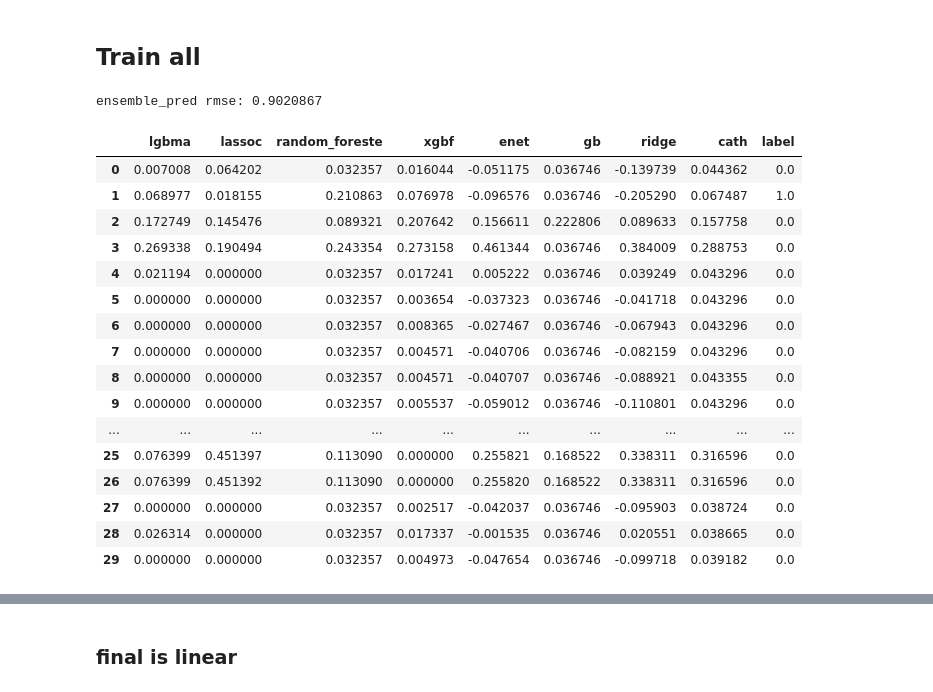
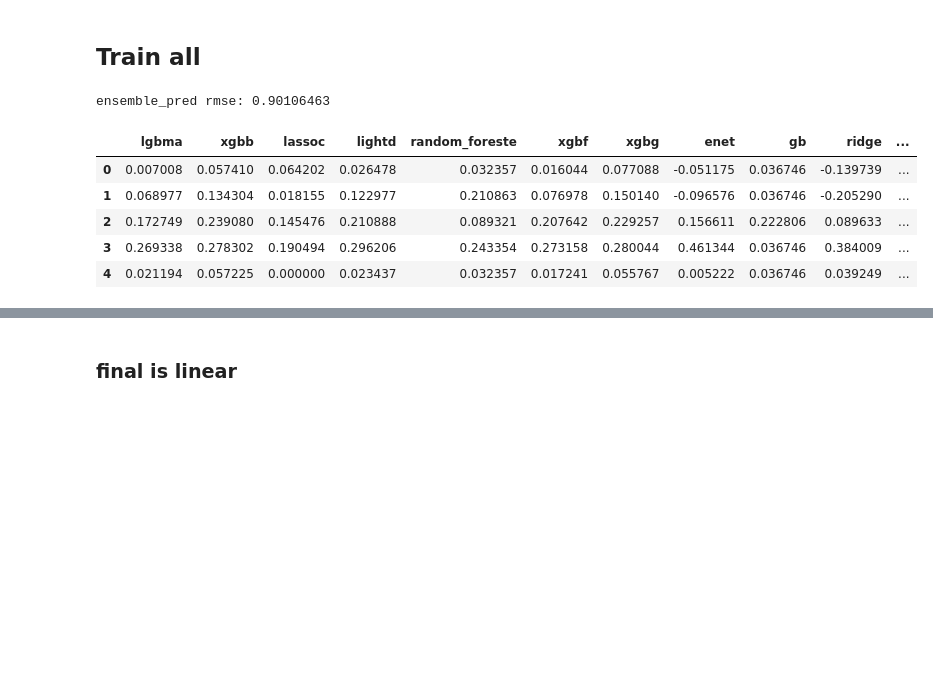
Before and after one commit to JaeHeee/AIFFEL_Merona, a Jupyter notebook: JH/merona_final.ipynb, the cells around one changed output, grey strips where cells are left out. Cells and saved outputs as stored; diff of their text form; code cells hidden in the pictures; blank space fills up the shorter version.

Commit message:
merona final

```diff
--- a/JH/merona_final.ipynb
+++ b/JH/merona_final.ipynb
@@ -695,54 +697,51 @@ g = pd.read_pickle('../data/sm/xgb_pred_0.901834.pickle')
 g_test = pd.read_pickle('../data/sm/xgb_test_0.901834.pickle')
 # %%
 h = pd.read_pickle('../data/km/cat_pred_earlystopping20.pickle')
+l = pd.read_pickle('../data/km/xgb_train.pickle')
 
 h_test = pd.read_pickle('../data/km/cat_test_earlystopping20.pickle')
+l_test = pd.read_pickle('../data/km/xgb_test.pickle')
 # %%
 i = pd.read_pickle('../data/jw/enet_train.pickle')
 j = pd.read_pickle('../data/jw/gb_train.pickle')
 k = pd.read_pickle('../data/jw/ridge_train.pickle')
+m = pd.read_pickle('../data/jw/cnn_train.pickle')
 
 i_test = pd.read_pickle('../data/jw/enet_test.pickle')
 j_test = pd.read_pickle('../data/jw/gb_test.pickle')
 k_test = pd.read_pickle('../data/jw/ridge_test.pickle')
+m_test = pd.read_pickle('../data/jw/cnn_test.pickle')
 # %%
-print('ensemble_pred rmse:', np.sqrt(mean_squared_error(g, Y_valid)))
+print('ensemble_pred rmse:', np.sqrt(mean_squared_error(l, Y_valid)))
 # %% [output]
-ensemble_pred rmse: 0.9020867
+ensemble_pred rmse: 0.90106463
 # %%
 merona_final = pd.DataFrame(a, columns=['lgbma'])
-# merona_final['xgbb'] = b
+merona_final['xgbb'] = b
 merona_final['lassoc'] = c
-# merona_final['lightd'] = d
+merona_final['lightd'] = d
 merona_final['random_foreste'] = e
 merona_final['xgbf'] = f
-# merona_final['xgbg'] = g
+merona_final['xgbg'] = g
 merona_final['enet'] = i
 merona_final['gb'] = j
 merona_final['ridge'] = k
 merona_final['cath'] = h
+merona_final['xgbl'] = l
+merona_final['cnnm'] = m
+
+
 
 
 merona_final['label'] = Y_valid.values
 # %%
-merona_final.head(30)
+merona_final.head()
 # %% [output]
-|  | lgbma | lassoc | random_foreste | xgbf | enet | gb | ridge | cath | label |
-| 0 | 0.007008 | 0.064202 | 0.032357 | 0.016044 | -0.051175 | 0.036746 | -0.139739 | 0.044362 | 0.0 |
-| 1 | 0.068977 | 0.018155 | 0.210863 | 0.076978 | -0.096576 | 0.036746 | -0.205290 | 0.067487 | 1.0 |
-| 2 | 0.172749 | 0.145476 | 0.089321 | 0.207642 | 0.156611 | 0.222806 | 0.089633 | 0.157758 | 0.0 |
-| 3 | 0.269338 | 0.190494 | 0.243354 | 0.273158 | 0.461344 | 0.036746 | 0.384009 | 0.288753 | 0.0 |
-| 4 | 0.021194 | 0.000000 | 0.032357 | 0.017241 | 0.005222 | 0.036746 | 0.039249 | 0.043296 | 0.0 |
-| 5 | 0.000000 | 0.000000 | 0.032357 | 0.003654 | -0.037323 | 0.036746 | -0.041718 | 0.043296 | 0.0 |
-| 6 | 0.000000 | 0.000000 | 0.032357 | 0.008365 | -0.027467 | 0.036746 | -0.067943 | 0.043296 | 0.0 |
-| 7 | 0.000000 | 0.000000 | 0.032357 | 0.004571 | -0.040706 | 0.036746 | -0.082159 | 0.043296 | 0.0 |
-| 8 | 0.000000 | 0.000000 | 0.032357 | 0.004571 | -0.040707 | 0.036746 | -0.088921 | 0.043355 | 0.0 |
-| 9 | 0.000000 | 0.000000 | 0.032357 | 0.005537 | -0.059012 | 0.036746 | -0.110801 | 0.043296 | 0.0 |
-| ... | ... | ... | ... | ... | ... | ... | ... | ... | ... |
-| 25 | 0.076399 | 0.451397 | 0.113090 | 0.000000 | 0.255821 | 0.168522 | 0.338311 | 0.316596 | 0.0 |
-| 26 | 0.076399 | 0.451392 | 0.113090 | 0.000000 | 0.255820 | 0.168522 | 0.338311 | 0.316596 | 0.0 |
-| 27 | 0.000000 | 0.000000 | 0.032357 | 0.002517 | -0.042037 | 0.036746 | -0.095903 | 0.038724 | 0.0 |
-| 28 | 0.026314 | 0.000000 | 0.032357 | 0.017337 | -0.001535 | 0.036746 | 0.020551 | 0.038665 | 0.0 |
-| 29 | 0.000000 | 0.000000 | 0.032357 | 0.004973 | -0.047654 | 0.036746 | -0.099718 | 0.039182 | 0.0 |
+|  | lgbma | xgbb | lassoc | lightd | random_foreste | xgbf | xgbg | enet | gb | ridge | ... |
+| 0 | 0.007008 | 0.057410 | 0.064202 | 0.026478 | 0.032357 | 0.016044 | 0.077088 | -0.051175 | 0.036746 | -0.139739 | ... |
+| 1 | 0.068977 | 0.134304 | 0.018155 | 0.122977 | 0.210863 | 0.076978 | 0.150140 | -0.096576 | 0.036746 | -0.205290 | ... |
+| 2 | 0.172749 | 0.239080 | 0.145476 | 0.210888 | 0.089321 | 0.207642 | 0.229257 | 0.156611 | 0.222806 | 0.089633 | ... |
+| 3 | 0.269338 | 0.278302 | 0.190494 | 0.296206 | 0.243354 | 0.273158 | 0.280044 | 0.461344 | 0.036746 | 0.384009 | ... |
+| 4 | 0.021194 | 0.057225 | 0.000000 | 0.023437 | 0.032357 | 0.017241 | 0.055767 | 0.005222 | 0.036746 | 0.039249 | ... |
 # %%
 merona_final_test = pd.DataFrame(a_test, columns=['lgbma'])
```
Also changed, not shown: parts of 25 cells of this notebook.
